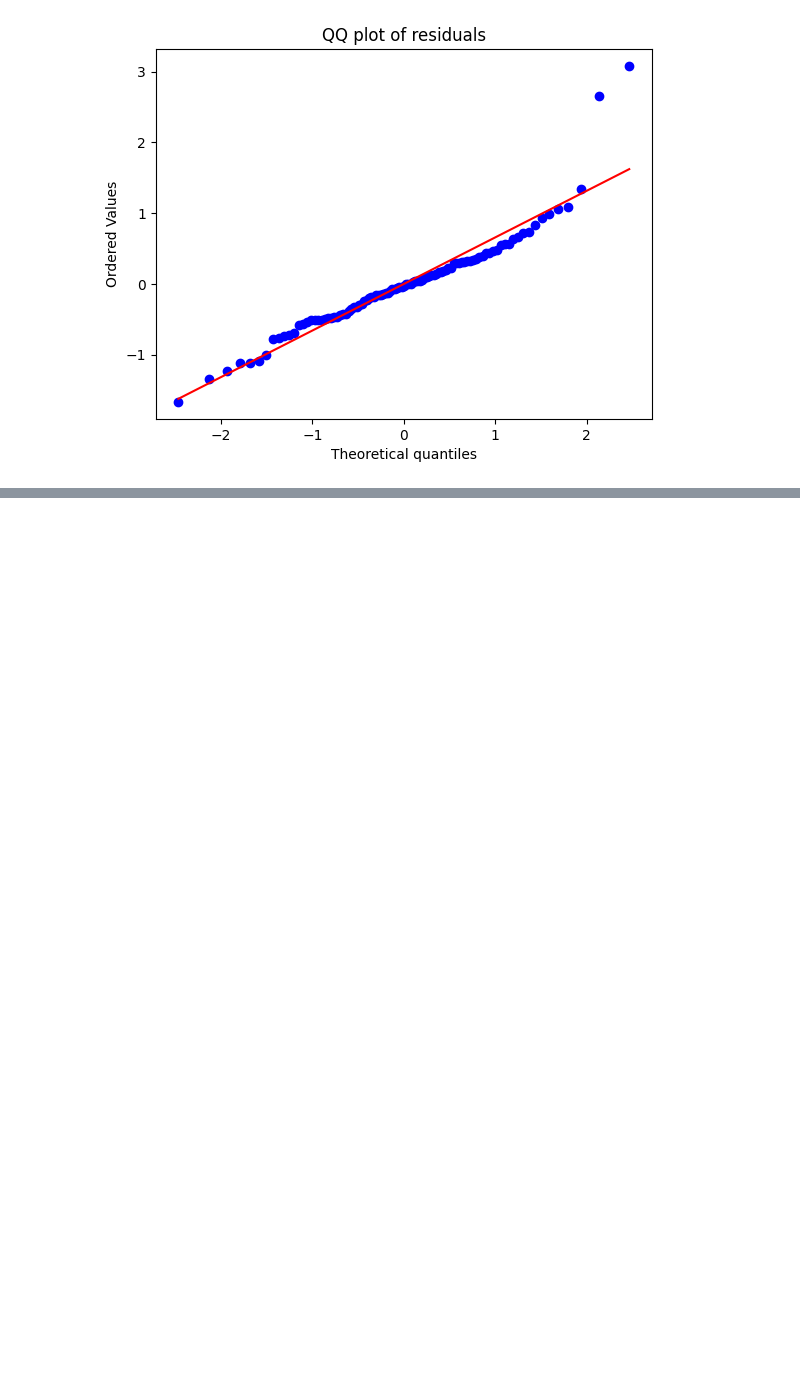
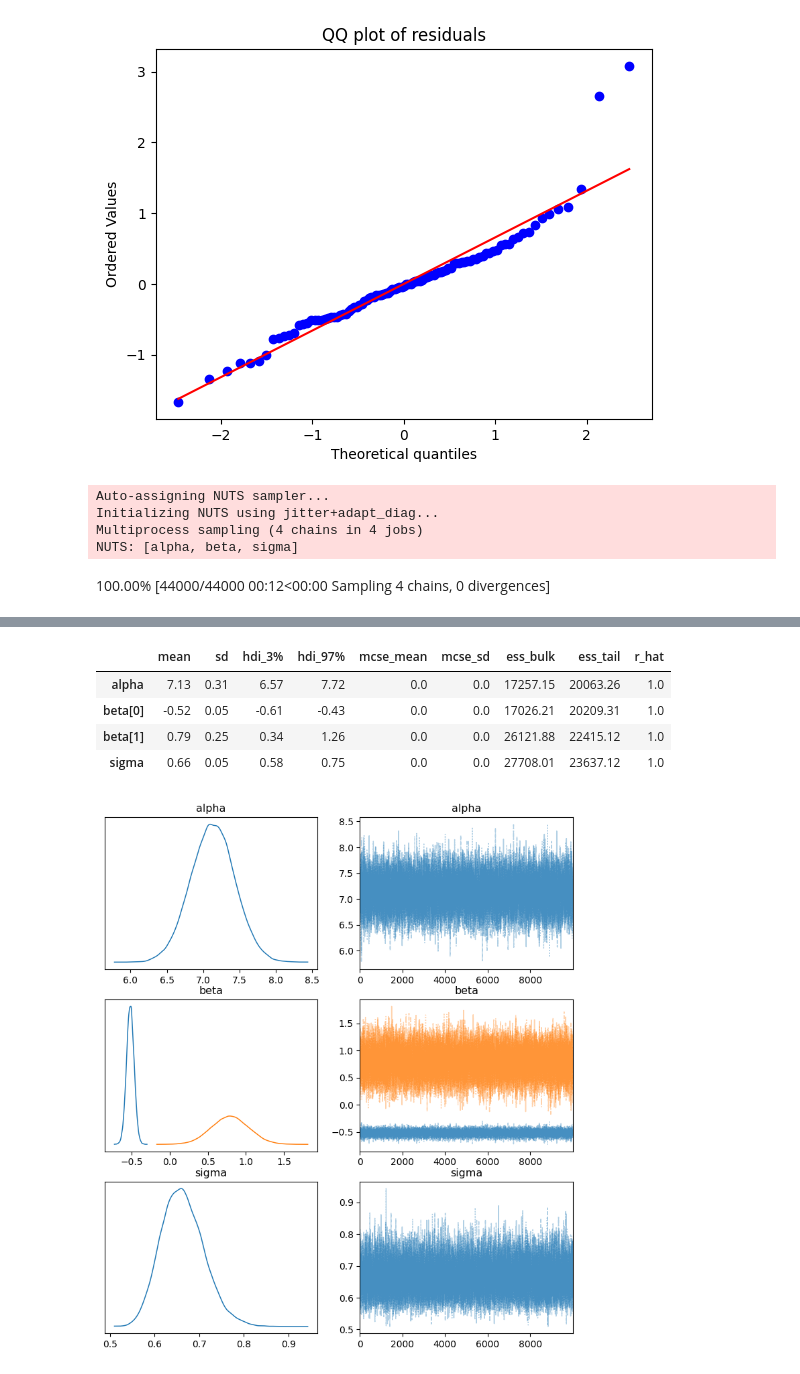
Before and after one commit to myckim1/Bayesian_Course, a Jupyter notebook: Bayesian.ipynb, the cells around one changed output, grey strips where cells are left out. Cells and saved outputs as stored; diff of their text form; code cells hidden in the pictures; blank space fills up the shorter version.

```diff
--- a/Bayesian.ipynb
+++ b/Bayesian.ipynb
@@ -732,3 +732,34 @@ plt.title("QQ plot of residuals")
 plt.show()
 # %% [output]
 [figure]
+# %%
+#There seem to be 2 very strong outliers: Check if the data entry was done correctly --> If correctly entered, consider removing them
+# We'd have to look into the outlier points though. It's possible that they are valid data points and should not be removed.
+# We can also consider using a robust regression model that is less sensitive to outliers.
+
+#In this case, we can expand from p=1 case to see if the model can capture the further effects. Try oil
+# Use alpha, beta as params. alpha is the intercept and beta is the slope and incorporate given data
+with pm.Model() as model:
+    alpha = pm.Normal("alpha", mu=0, sigma=10)
+    beta = pm.Normal("beta", mu=0, sigma=10, shape=2) #Shape is the number of RVs
+    sigma = pm.HalfNormal("sigma", sigma=1)
+
+    mu = alpha + pm.math.dot(beta, [leinhardt['log_income'], leinhardt['oil_yes']])
+
+    infant = pm.Normal("infant", mu=mu, sigma=sigma, observed=leinhardt['log_infant'])
+
+#Now we sample from the model
+with model:
+    trace = pm.sample(10000, tune=1000)
+
+az.plot_trace(trace, combined=True);
+#Make the plot bigger
+plt.gcf().set_size_inches(9, 10)
+
+az.summary(trace, round_to=2)
+# %% [output]
+Auto-assigning NUTS sampler...
+Initializing NUTS using jitter+adapt_diag...
+Multiprocess sampling (4 chains in 4 jobs)
+NUTS: [alpha, beta, sigma]
+100.00% [44000/44000 00:12<00:00 Sampling 4 chains, 0 divergences]
@@ -734,0 +767,6 @@ plt.show()
+|  | mean | sd | hdi_3% | hdi_97% | mcse_mean | mcse_sd | ess_bulk | ess_tail | r_hat |
+| alpha | 7.13 | 0.31 | 6.57 | 7.72 | 0.0 | 0.0 | 17257.15 | 20063.26 | 1.0 |
+| beta[0] | -0.52 | 0.05 | -0.61 | -0.43 | 0.0 | 0.0 | 17026.21 | 20209.31 | 1.0 |
+| beta[1] | 0.79 | 0.25 | 0.34 | 1.26 | 0.0 | 0.0 | 26121.88 | 22415.12 | 1.0 |
+| sigma | 0.66 | 0.05 | 0.58 | 0.75 | 0.0 | 0.0 | 27708.01 | 23637.12 | 1.0 |
+[figure, added]
```
Also changed, not shown: parts of 18 cells of this notebook.
